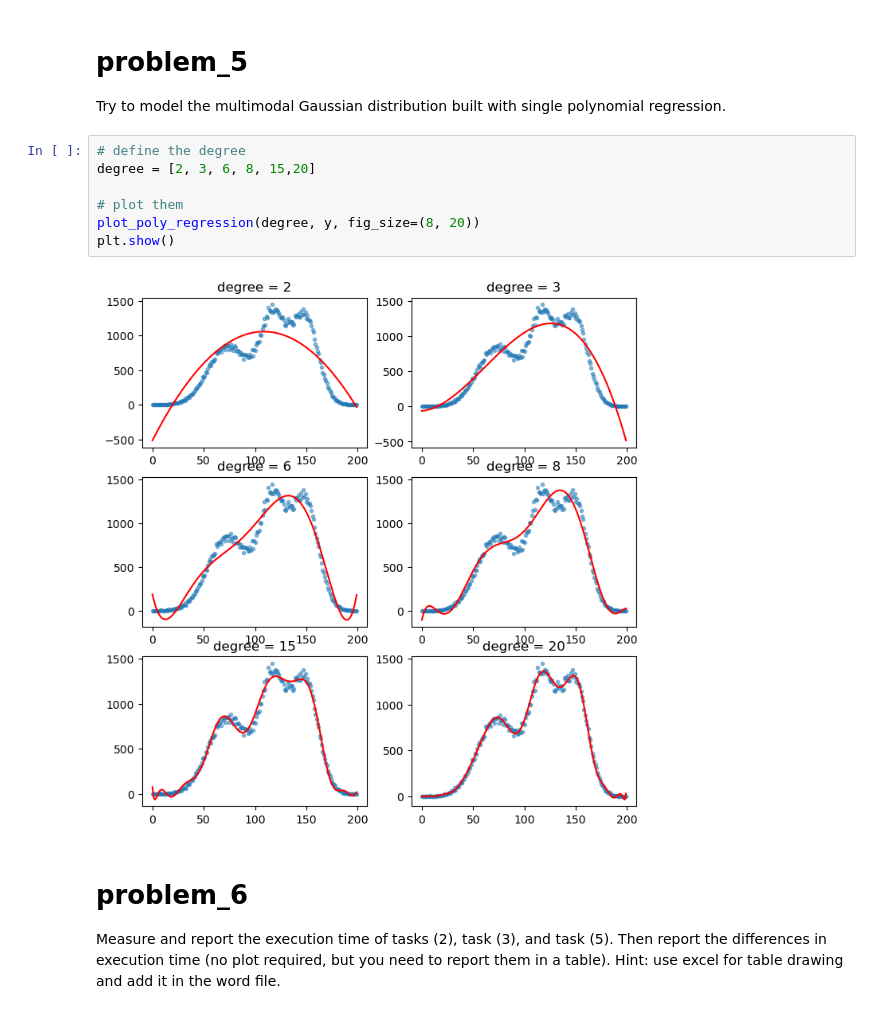
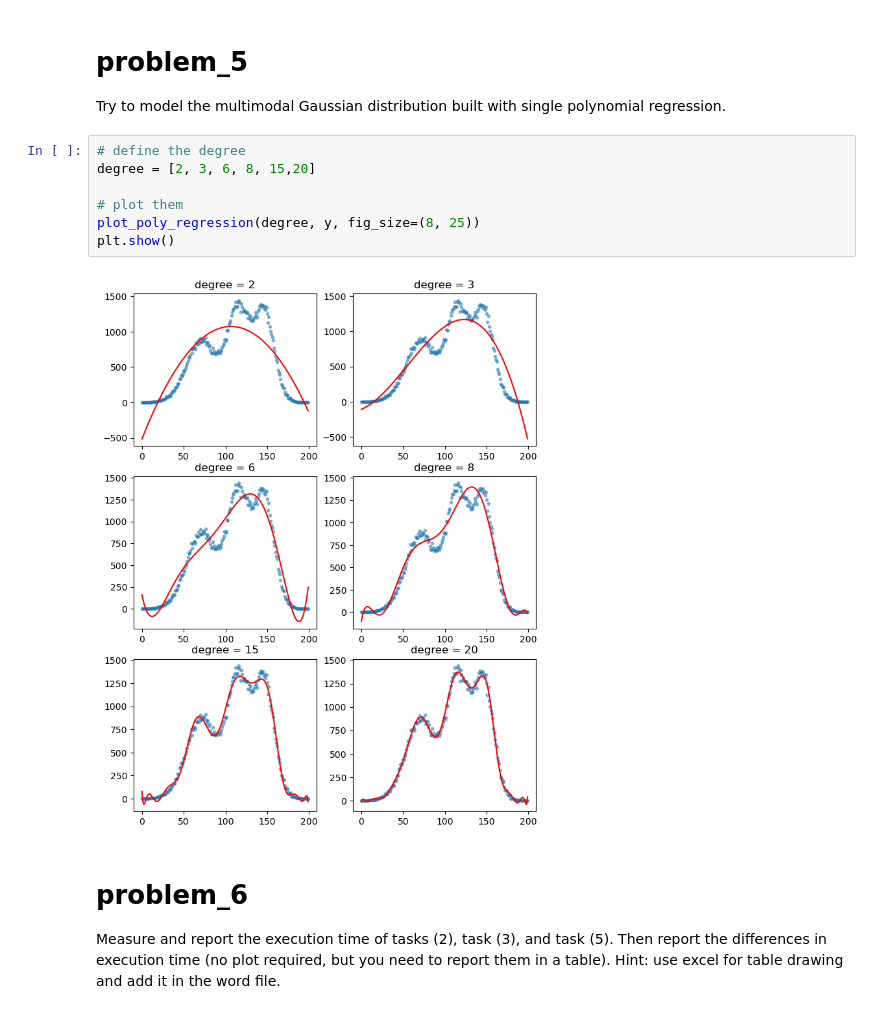
Before and after one commit to YLee2121/cs767_nn_repo, a Jupyter notebook: assignment/assignment_2/assignment_2.ipynb, the cells around one changed output. Saved outputs shown, nothing was run; the diff lists cells and outputs as text.

```diff
--- a/assignment/assignment_2/assignment_2.ipynb
+++ b/assignment/assignment_2/assignment_2.ipynb
@@ -84,12 +84,12 @@ polynomial regression.
 # %%
 # define the degree
 degree = [2, 3, 6, 8, 15,20]
 
 # plot them
-plot_poly_regression(degree, y, fig_size=(8, 20))
+plot_poly_regression(degree, y, fig_size=(8, 25))
 plt.show()
 # %% [output]
-[figure, old version]
+[figure, new version]
 # %% [markdown]
 # problem_6
 Measure and report the execution time of tasks (2), task (3), and task
```
Also changed, not shown: parts of 6 cells of this notebook, 1 other file.
